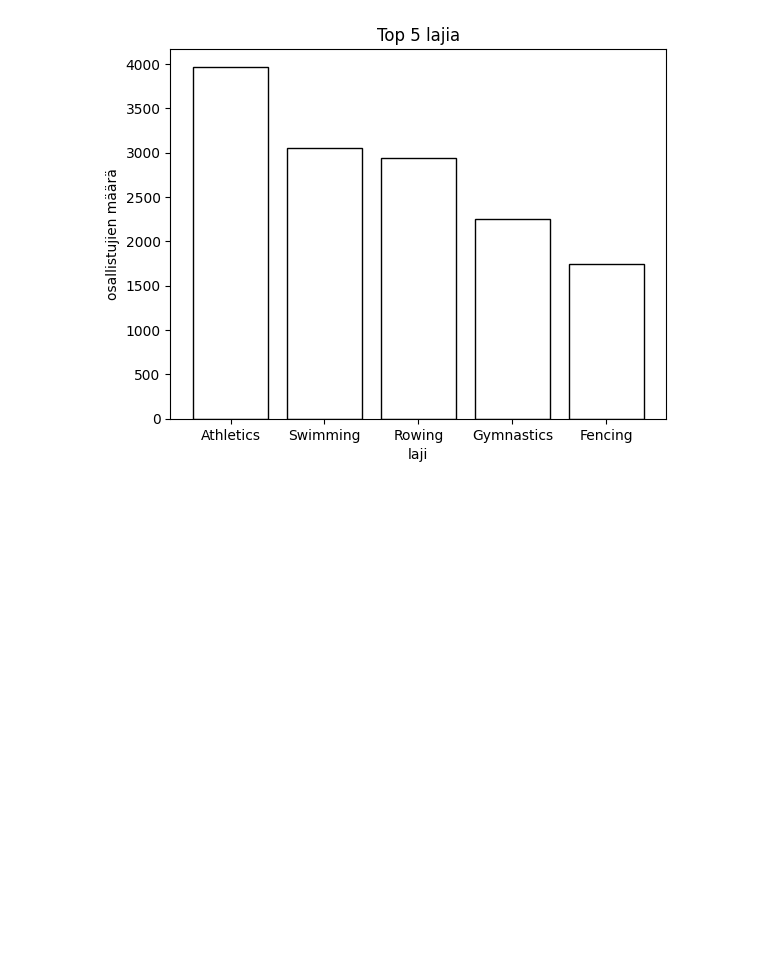
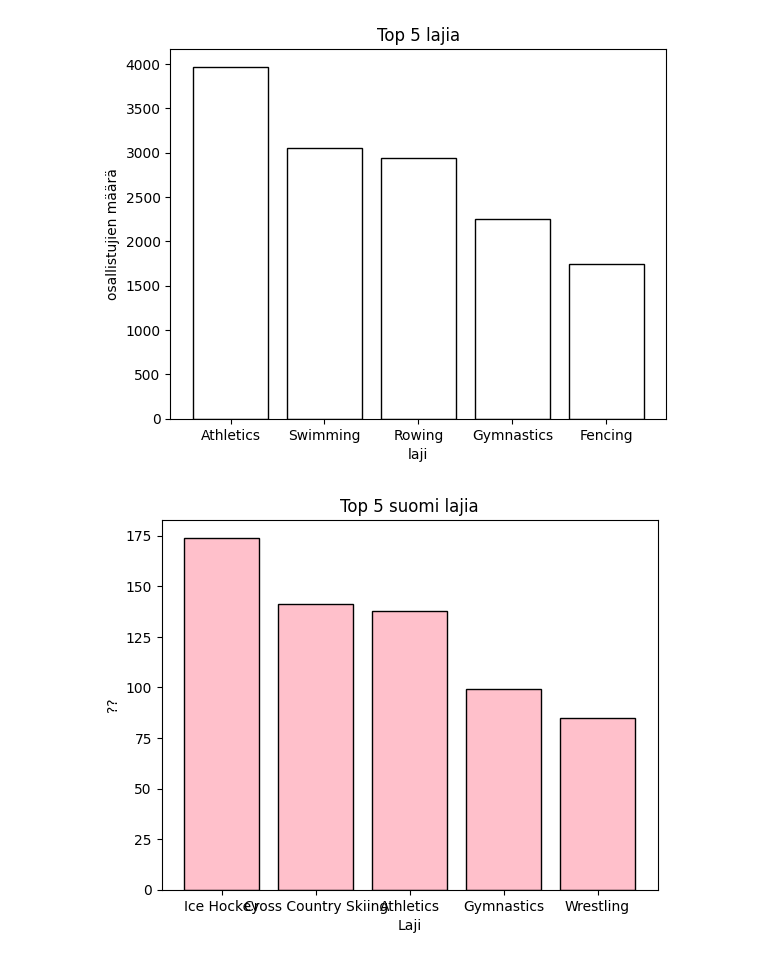
Before and after one commit to jomi112233/Analysointi-Ryhmatyo, a Jupyter notebook: projekti.ipynb, the cells around one changed output. Cells and saved outputs as stored; diff of their text form; code cells hidden in the pictures; blank space fills up the shorter version.

```diff
--- a/projekti.ipynb
+++ b/projekti.ipynb
@@ -216,3 +216,18 @@ plt.title('Top 5 lajia')
 plt.show()
 # %% [output]
 [figure]
+# %%
+suomi_lajit = data[data['NOC'] == 'FIN']['Sport'].value_counts().head(5)
+
+maat = suomi_lajit.index
+maara = suomi_lajit.values
+
+plt.bar(maat, maara, color='pink', edgecolor='black')
+
+plt.xlabel('Laji')
+plt.ylabel('??')
+plt.title('Top 5 suomi lajia')
+
+plt.show()
+# %% [output]
+[figure, added]
```
